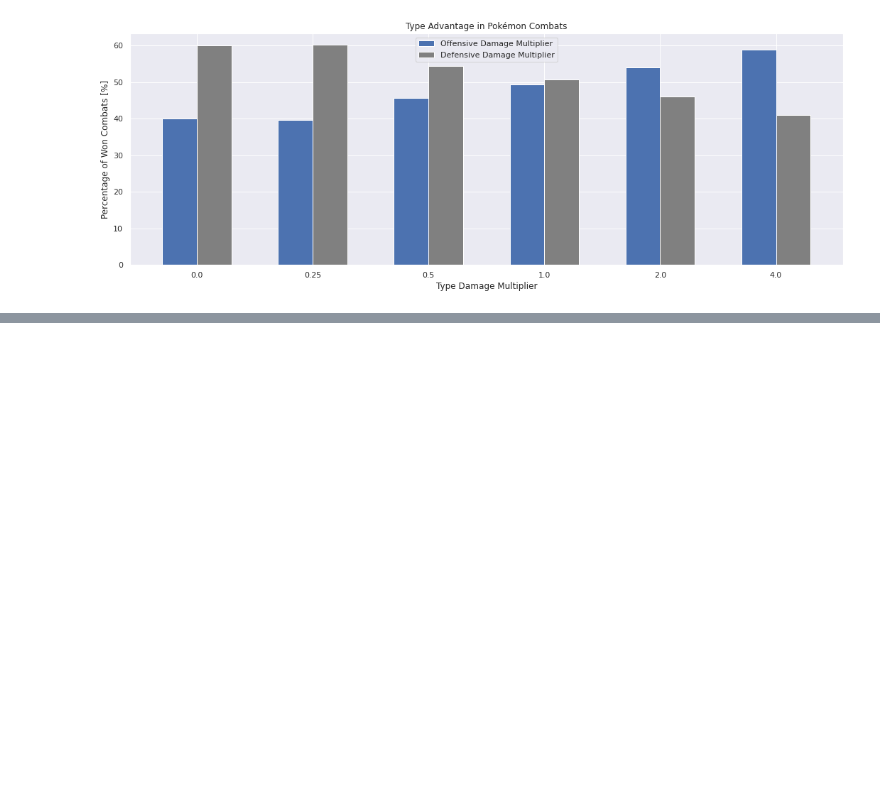
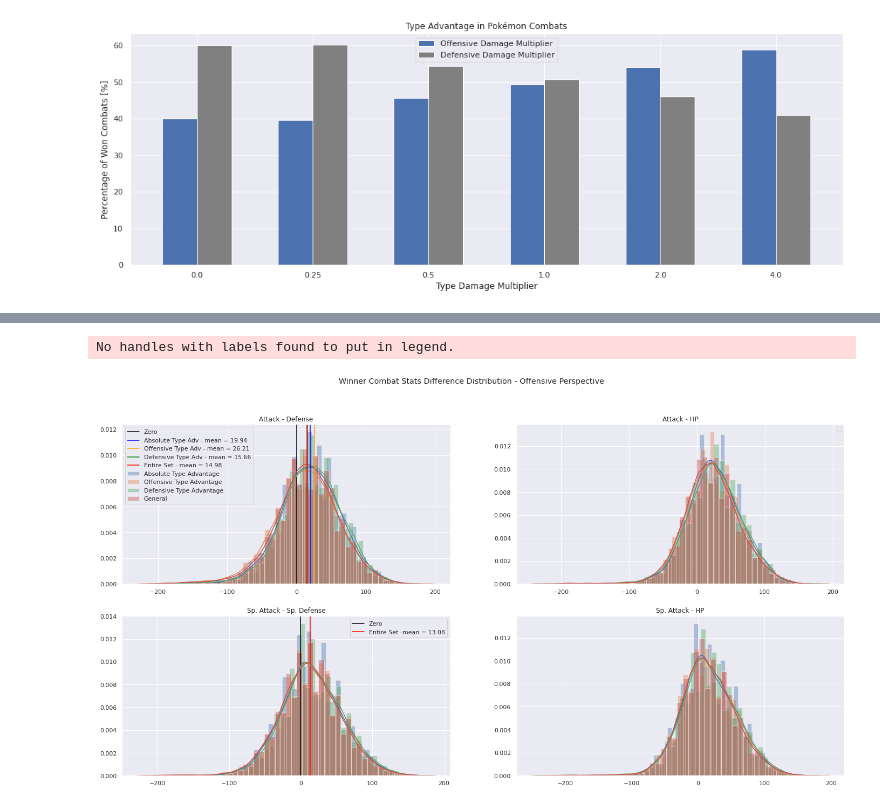
Before and after one commit to rpdieego/IndigoTortoise-pkmn-notebooks, a Jupyter notebook: IndigoTortoise_pkmn.ipynb, the cells around one changed output, grey strips where cells are left out. Drawn from its saved outputs; the diff is of its cells as text; code cells hidden in the pictures; blank space fills up the shorter version.

```diff
--- a/IndigoTortoise_pkmn.ipynb
+++ b/IndigoTortoise_pkmn.ipynb
@@ -1659,0 +1848,54 @@ Regarding type advantages, combat results follow the expected logic:
+# %%
+#Create Figure
+fig, ((ax1, ax2),(ax3, ax4)) = plt.subplots(2,2, figsize = (24,12))
+
+# Titles
+plt.suptitle('Winner Combat Stats Difference Distribution - Offensive Perspective')
+plt.sca(ax1)
+plt.title('Attack - Defense')
+plt.axvline(0, c='black', label='Zero');
+sns.distplot(type_adv_Atk_Def_diff_winner, ax=ax1, label='Absolute Type Advantage');
+sns.distplot(off_type_adv_Atk_Def_diff_winner, ax=ax1, label='Offensive Type Advantage');
+sns.distplot(def_type_adv_Atk_Def_diff_winner, ax=ax1, label='Defensive Type Advantage');
+sns.distplot(Atk_Def_diff_winner, ax=ax1, label="General");
+plt.axvline(average_values_type_adv[0], c='blue', label='Absolute Type Adv - mean = {:.2f}'.format(average_values_type_adv[0]));
+plt.axvline(average_values_type_adv[1], c='orange', label='Offensive Type Adv - mean = {:.2f}'.format(average_values_type_adv[1]));
+plt.axvline(average_values_type_adv[2], c='green', label='Defensive Type Adv - mean = {:.2f}'.format(average_values_type_adv[2]));
+plt.axvline(Atk_Def_diff_winner_mean, c='red', label='Entire Set - mean = {:.2f}'.format(Atk_Def_diff_winner_mean));
+plt.legend();
+plt.sca(ax2)
+plt.title('Attack - HP')
+
+plt.legend();
+plt.sca(ax3)
+plt.title('Sp. Attack - Sp. Defense')
+plt.axvline(0, c='black', label='Zero');
+plt.axvline(SpAtk_SpDef_diff_winner_mean, c='red', label='Entire Set -mean = {:.2f}'.format(SpAtk_SpDef_diff_winner_mean));
+plt.legend();
+plt.sca(ax4)
+plt.title('Sp. Attack - HP')
+#plt.axvline(0, c='red', label='Zero');
+#plt.axvline(SpAtk_HP_diff_winner_mean, c='green', label='mean = {:.2f}'.format(SpAtk_HP_diff_winner_mean));
+
+
+
+#HP on subplot 1
+
+#Attack on subplot 2
+sns.distplot(type_adv_Atk_HP__diff_winner, ax=ax2);
+sns.distplot(off_type_adv_Atk_HP__diff_winner, ax=ax2);
+sns.distplot(def_type_adv_Atk_HP__diff_winner, ax=ax2);
+sns.distplot(Atk_HP__diff_winner, ax=ax2);
+#Defense on subplot 3
+sns.distplot(type_adv_SpAtk_SpDef_diff_winner, ax=ax3);
+sns.distplot(off_type_adv_SpAtk_SpDef_diff_winner, ax=ax3);
+sns.distplot(def_type_adv_SpAtk_SpDef_diff_winner, ax=ax3);
+sns.distplot(SpAtk_SpDef_diff_winner, ax=ax3);
+#Sp.Attack on subplot 4
+sns.distplot(type_adv_SpAtk_HP_diff_winner, ax=ax4);
+sns.distplot(off_type_adv_SpAtk_HP_diff_winner, ax=ax4);
+sns.distplot(def_type_adv_SpAtk_HP_diff_winner, ax=ax4);
+sns.distplot(SpAtk_HP_diff_winner, ax=ax4);
+# %% [output]
+No handles with labels found to put in legend.
+[figure, added]
```
Also changed, not shown: parts of 18 cells of this notebook.
